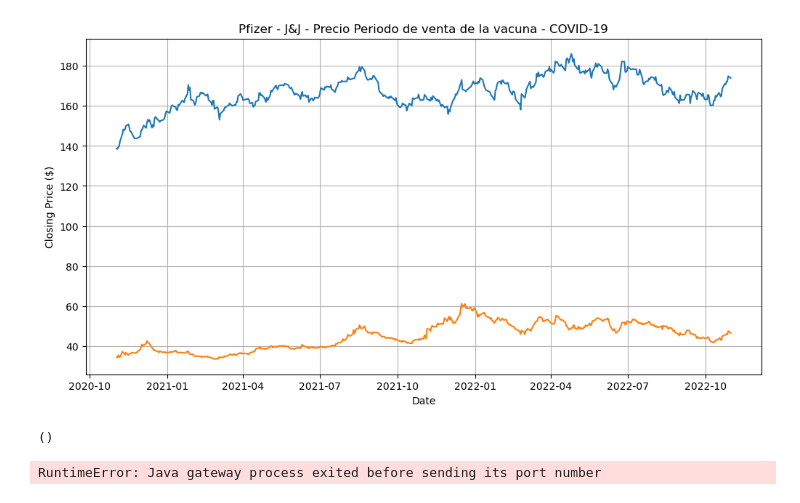
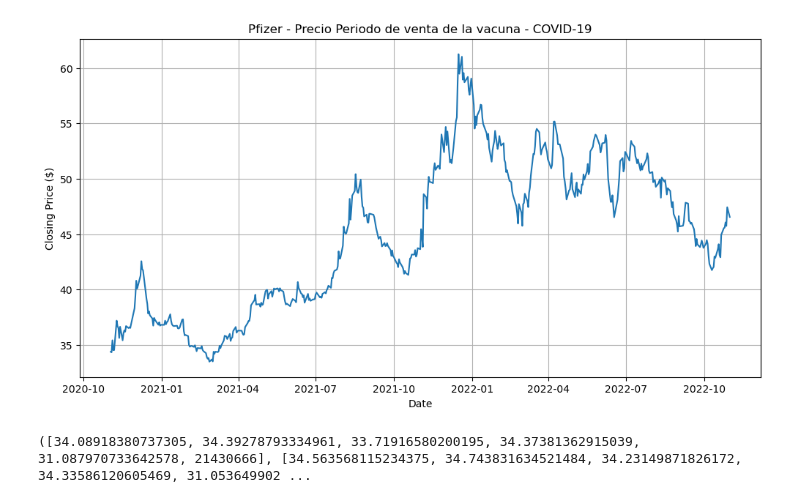
Before and after one commit to javierja/coderen, a Jupyter notebook: desafio/DesafioEntregable.ipynb, the cells around one changed output. Cells and saved outputs as stored; diff of their text form; code cells hidden in the pictures.

```diff
--- a/desafio/DesafioEntregable.ipynb
+++ b/desafio/DesafioEntregable.ipynb
@@ -52,7 +49,7 @@ import yfinance as yf
 import matplotlib.pyplot as plt
 # %%
 # Define the ticker symbol for Pfizer y Johnson & Johnson "JNJ"
-ticker = ['PFE', 'JNJ']
+ticker = ['PFE']
 
 # Seteo las fechas desde y hasta (meses donde comienza la pandemia)
 start_date = "2020-02-01"
@@ -123,16 +118,16 @@ covid_data
 # %%
 # Obtengo un gráfico con el precio de cierre* durante el periodo previamente seteado (de comercializacion de la vacuna)
 # *El precio de cierre, también conocido como la cotización de cierre, es el precio de un activo en el mercado de inversiones al final del día de operaciones.
 plt.figure(figsize=(12, 6))
 plt.plot(covid_data['Close'])
-plt.title('Pfizer - J&J - Precio Periodo de venta de la vacuna - COVID-19')
+plt.title('Pfizer - Precio Periodo de venta de la vacuna - COVID-19')
 plt.xlabel('Date')
 plt.ylabel('Closing Price ($)')
 plt.grid(True)
 plt.show()
 #En el grafico se ve como la curva va en aumento y llega casi a duplicar los valores que antes se analizaron, marzo de 2020
 # %% [output]
-[figure, old version]
+[figure, new version]
 # %%
 from sqlalchemy import create_engine
 import os
@@ -144,22 +139,13 @@ conn = redshift_connector.connect(
       host='data-engineer-cluster.cyhh5bfevlmn.us-east-1.redshift.amazonaws.com',
       database='data-engineer-database',
       port=5439,
-      user=env['AWS_REDSHIFT_USER'],
-      password=env['AWS_REDSHIFT_PASSWORD']
+      user= env['AWS_REDSHIFT_USER'],
+      password= env['AWS_REDSHIFT_PASSWORD']
  )
 
 cursor = conn.cursor()
-cursor.execute("select * from prices")
+cursor.execute("select * from  pfizer_price")
 result: tuple = cursor.fetchall()
 print(result)
 # %% [output]
-()
+([34.08918380737305, 34.39278793334961, 33.71916580200195, 34.37381362915039, 31.087970733642578, 21430666], [34.563568115234375, 34.743831634521484, 34.23149871826172, 34.33586120605469, 31.053649902 ...
-# %%
-from pyspark.sql import SQLContext
-from pyspark.sql import SparkSession
-
-spark = SparkSession.builder.appName("Conexion entre Pyspark y Redshift").getOrCreate()
-
-df=spark.createDataFrame(covid_data,  ["Adj Close_JNJ", "Adj Close_PFE","Close_JNJ","Close_PFE","High_JNJ", "High_PFE", "Low_JNJ","Low_PFE", "Open_JNJ","Open_PFE", "Volume_JNJ", "Volume_PFE" ])
-# %% [output]
-RuntimeError: Java gateway process exited before sending its port number
```
Also changed, not shown: parts of 12 cells of this notebook.
